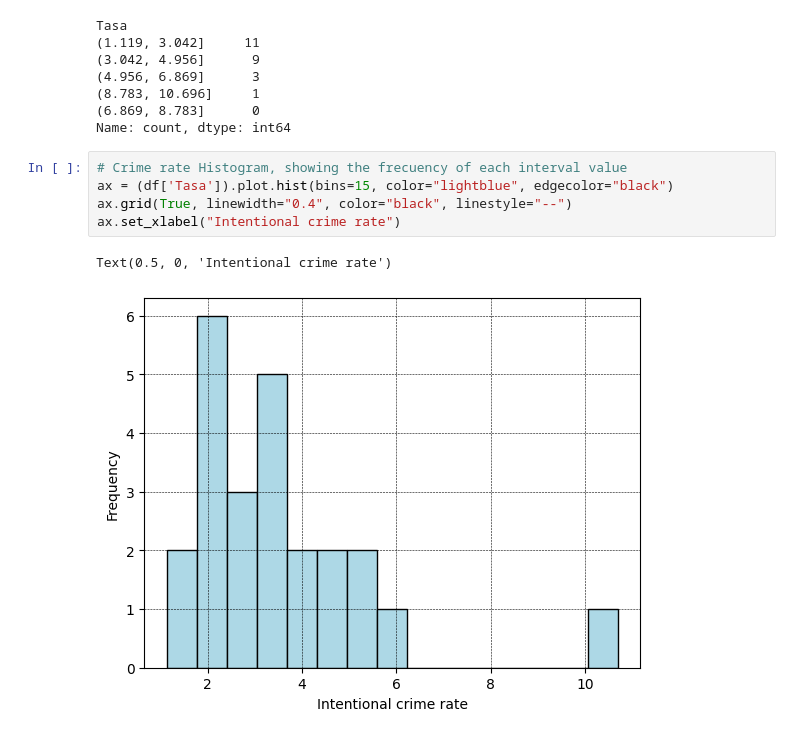
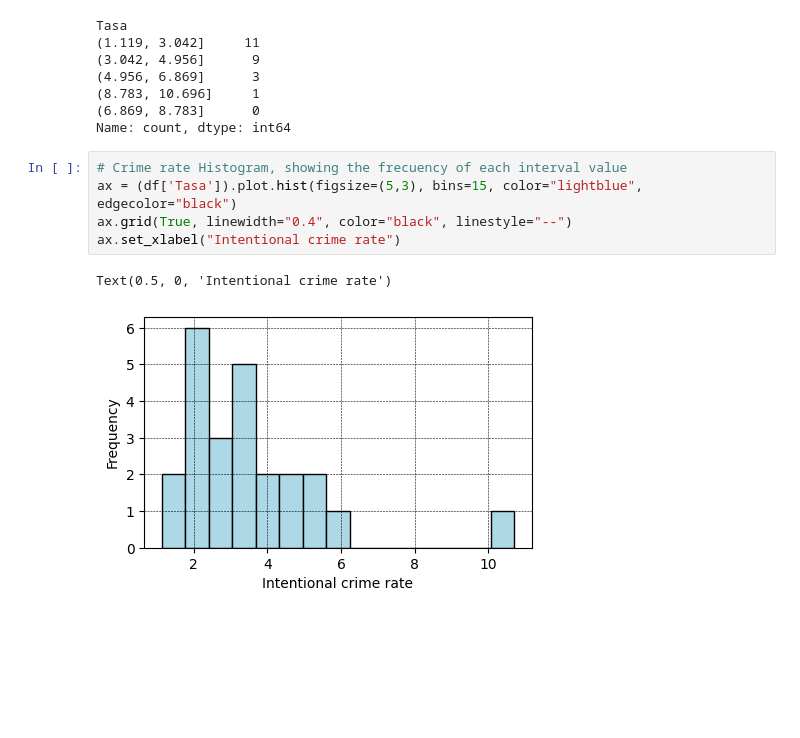
Before and after one commit to matuneville/practical-statistics-book, a Jupyter notebook: src/chapter_01/ExploratoryDataAnalysis_Py.ipynb, the cells around one changed output. Saved outputs shown, nothing was run; the diff lists cells and outputs as text; blank space fills up the shorter version.

```diff
--- a/src/chapter_01/ExploratoryDataAnalysis_Py.ipynb
+++ b/src/chapter_01/ExploratoryDataAnalysis_Py.ipynb
@@ -119,9 +119,9 @@ Tasa
 Name: count, dtype: int64
 # %%
 # Crime rate Histogram, showing the frecuency of each interval value
-ax = (df['Tasa']).plot.hist(bins=15, color="lightblue", edgecolor="black")
+ax = (df['Tasa']).plot.hist(figsize=(5,3), bins=15, color="lightblue", edgecolor="black")
 ax.grid(True, linewidth="0.4", color="black", linestyle="--")
 ax.set_xlabel("Intentional crime rate")
 # %% [output]
 Text(0.5, 0, 'Intentional crime rate')
-[figure, old version]
+[figure, new version]
```
Also changed, not shown: parts of 1 cell of this notebook.
